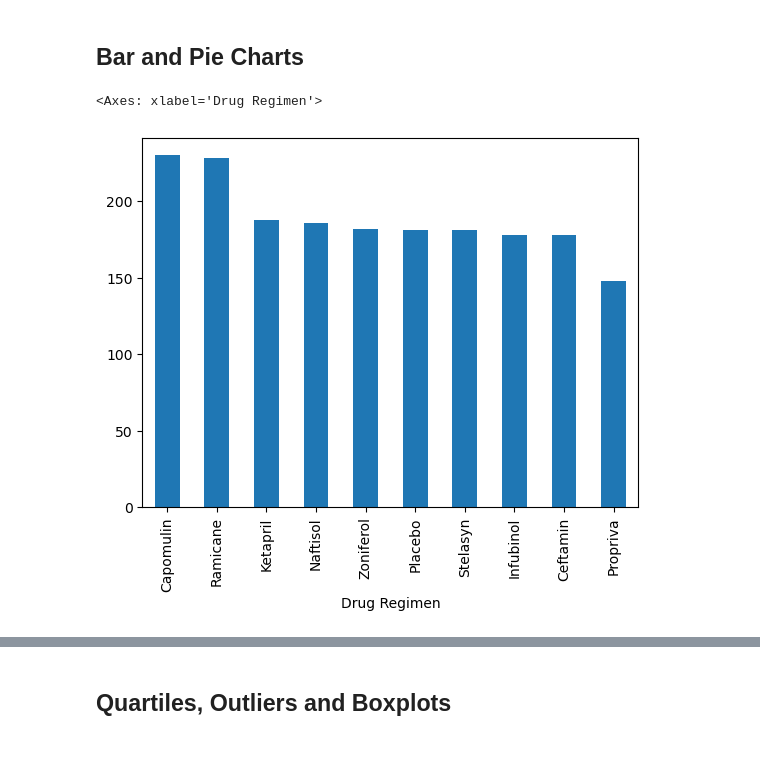
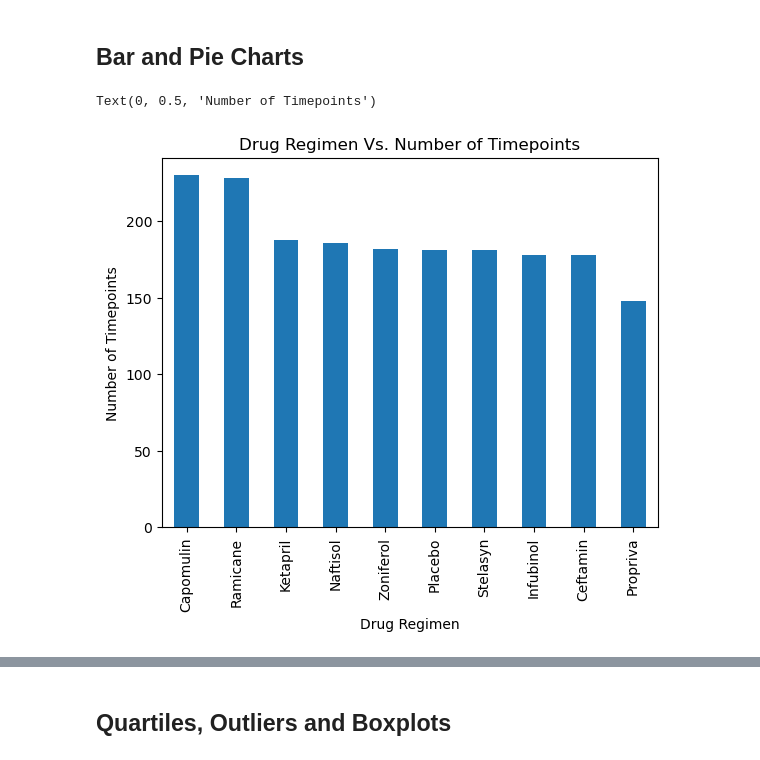
Before and after one commit to atjohnson1994/module-5-challenge, a Jupyter notebook: pymaceuticals.ipynb, the cells around one changed output, grey strips where cells are left out. Saved outputs shown, nothing was run; the diff lists cells and outputs as text; code cells hidden in the pictures.

```diff
--- a/pymaceuticals.ipynb
+++ b/pymaceuticals.ipynb
@@ -119,14 +111,15 @@ reg_summary
 ## Bar and Pie Charts
 # %%
 # Generate a bar plot showing the total number of rows (Mouse ID/Timepoints) for each drug regimen using Pandas.
-
 reg_count = clean_df["Drug Regimen"].value_counts()
 reg_count
 
-reg_count.plot.bar()
+fig1 = reg_count.plot.bar(title="Drug Regimen Vs. Number of Timepoints")
+fig1.set_xlabel("Drug Regimen")
+fig1.set_ylabel("Number of Timepoints")
 # %% [output]
-<Axes: xlabel='Drug Regimen'>
+Text(0, 0.5, 'Number of Timepoints')
-[figure, old version]
+[figure, new version]
 # %%
 # Generate a bar plot showing the total number of rows (Mouse ID/Timepoints) for each drug regimen using pyplot.
 x=reg_count.index
```
Also changed, not shown: parts of 22 cells of this notebook.
